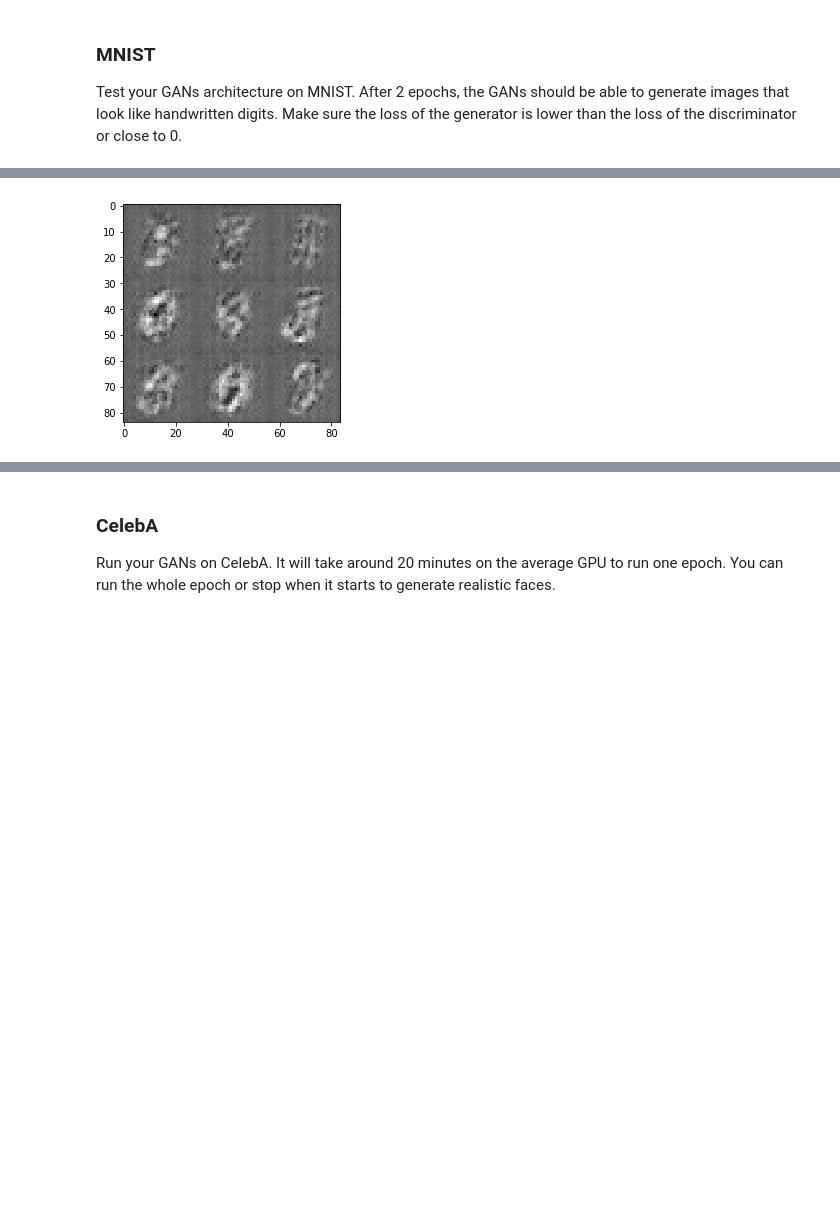
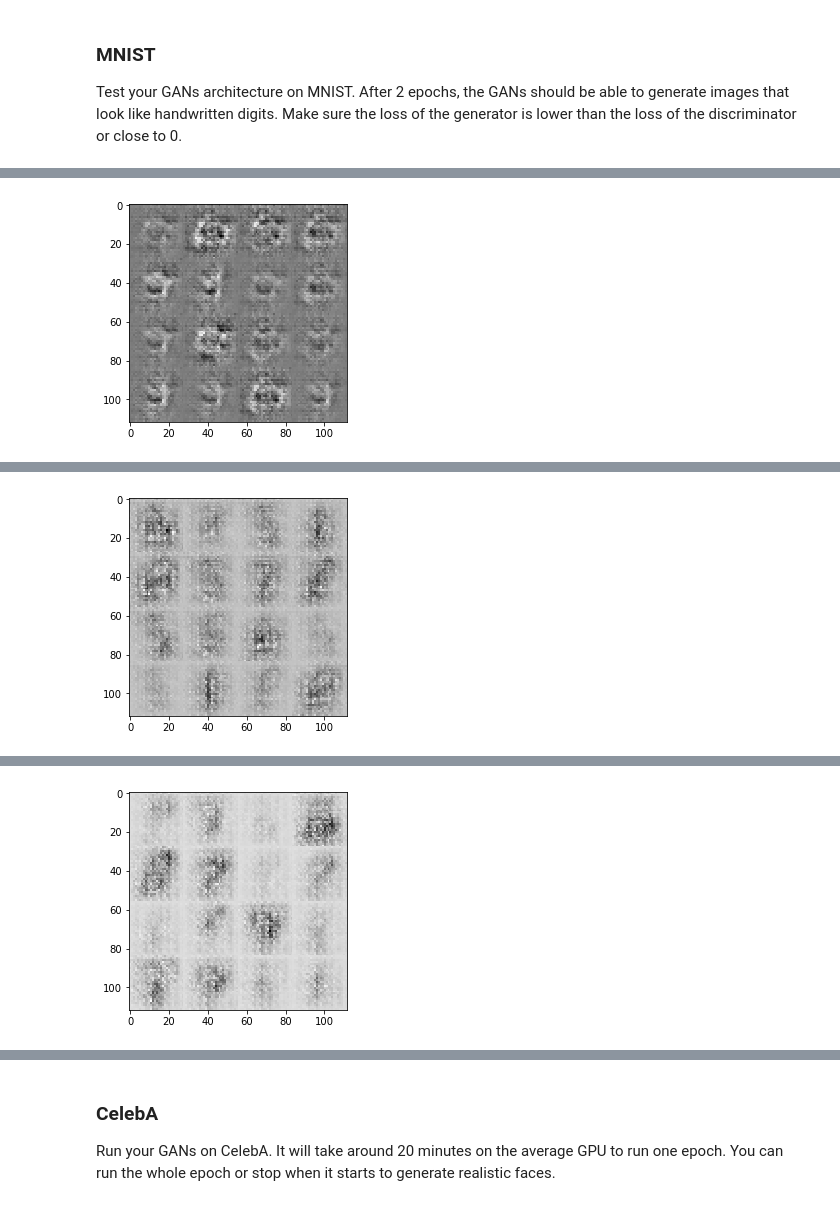
Before and after one commit to minh84/dlf_project, a Jupyter notebook: project05/dlnd_face_generation.ipynb, the cells around one changed output, grey strips where cells are left out. Saved outputs shown, nothing was run; the diff lists cells and outputs as text; code cells hidden in the pictures; blank space fills up the shorter version.

Commit message:
add smoothing

```diff
--- a/project05/dlnd_face_generation.ipynb
+++ b/project05/dlnd_face_generation.ipynb
@@ -148,7 +148,7 @@ def discriminator(images, reuse=False):
     # TODO: Implement Function
 
     # define some models parameter
-    alpha = 0.2
+    alpha = 0.01
     ksize = 5
 
     with tf.variable_scope('discriminator', reuse=reuse):
@@ -164,11 +164,15 @@ def discriminator(images, reuse=False):
         bn2 = tf.layers.batch_normalization(x2, training=True)
         lk_relu2 = tf.maximum(alpha * bn2, bn2) # 7x7x128
 
+        # 3rd layer
+        x3 = tf.layers.conv2d(lk_relu2, 256, ksize, strides=2, padding='valid')
+        bn3 = tf.layers.batch_normalization(x3, training=True)
+        lk_relu3 = tf.maximum(alpha * bn3, bn3) # 2x2x256
 
-        _, W, H, C = lk_relu2.get_shape().as_list()
+        _, W, H, C = lk_relu3.get_shape().as_list()
 
         # hidden linear layer
-        flat = tf.reshape(lk_relu2, [-1, W*H*C])
+        flat = tf.reshape(lk_relu3, [-1, W*H*C])
         logits = tf.layers.dense(flat, 1, activation=None)
         outputs = tf.sigmoid(logits)
 
@@ -238,13 +247,14 @@ def model_loss(input_real, input_z, out_channel_dim):
     :return: A tuple of (discriminator loss, generator loss)
     """
     # TODO: Implement Function
+    smooth = 0.1
     d_model_real, d_logits_real = discriminator(input_real, reuse=False)
 
     g_model = generator(input_z, out_channel_dim, is_train=True)
     d_model_fake, d_logits_fake = discriminator(g_model, reuse=True)
 
     d_loss_real = tf.reduce_mean(tf.nn.sigmoid_cross_entropy_with_logits(logits = d_logits_real,
-                                                                         labels = tf.ones_like(d_model_real)))
+                                                                         labels = tf.ones_like(d_model_real) * (1 - smooth)))
 
     d_loss_fake = tf.reduce_mean(tf.nn.sigmoid_cross_entropy_with_logits(logits = d_logits_fake,
                                                                          labels = tf.zeros_like(d_model_fake)))
@@ -361,8 +371,8 @@ def train(epoch_count, batch_size, z_dim, learning_rate, beta1, get_batches, dat
 
     # counter
     steps = 0
-    print_every = 100
-    n_images = 10
+#     show_every = 200
+    n_images = 16
     with tf.Session() as sess:
         sess.run(tf.global_variables_initializer())
         for epoch_i in range(epoch_count):
@@ -376,30 +386,34 @@ def train(epoch_count, batch_size, z_dim, learning_rate, beta1, get_batches, dat
                 _ = sess.run(d_train_opt, feed_dict={inputs_real : batch_images, inputs_z : batch_z})
                 _ = sess.run(g_train_opt, feed_dict={inputs_z : batch_z})
 
-                if steps % print_every == 0:
-                    train_loss_d = d_loss.eval({inputs_real : batch_images, inputs_z : batch_z})
-                    train_loss_g = g_loss.eval({inputs_z : batch_z})
+            # after each epoch show some images
+            print("Epoch {}/{} at steps {}".format(epoch_i+1, epoch_count, steps))
+            show_generator_output(sess, n_images, inputs_z, out_channel_dim, data_image_mode)
 
-                    print("Epoch {}/{}...".format(epoch_i+1, epoch_count),
-                          "Discriminator Loss: {:.4f}...".format(train_loss_d),
-                          "Generator Loss: {:.4f}".format(train_loss_g))
+            # after each epoch we measure d_loss v.s g_loss
+            train_loss_d = d_loss.eval({inputs_real : batch_images, inputs_z : batch_z})
+            train_loss_g = g_loss.eval({inputs_z : batch_z})
 
-            # after each epoch
-            show_generator_output(sess, n_images, inputs_z, out_channel_dim, data_image_mode)
+            print("Epoch {}/{}...".format(epoch_i+1, epoch_count),
+                  "Discriminator Loss: {:.4f}...".format(train_loss_d),
+                  "Generator Loss: {:.4f}".format(train_loss_g))
+
+            # show image at the last epoch
+            if (epoch_i+1==epoch_count):
+                show_generator_output(sess, n_images, inputs_z, out_channel_dim, data_image_mode)
 # %% [markdown]
 ### MNIST
 Test your GANs architecture on MNIST.  After 2 epochs, the GANs should be able to generate images that look like handwritten digits.  Make sure the loss of the generator is lower than the loss of the discriminator or close to 0.
 # %%
 batch_size = 128
 z_dim = 100
-learning_rate = 0.0002
+learning_rate = 0.0005
 beta1 = 0.5
-
 
 """
 DON'T MODIFY ANYTHING IN THIS CELL THAT IS BELOW THIS LINE
 """
-epochs = 2
+epochs = 100
 
 mnist_dataset = helper.Dataset('mnist', glob(os.path.join(data_dir, 'mnist/*.jpg')))
 with tf.Graph().as_default():
@@ -414 +424 @@ Epoch 2/2... Discriminator Loss: 0.2972... Generator Loss: 2.0315
-[figure, old version]
+[figure, new version]
@@ -418,0 +427 @@ Epoch 2/2... Discriminator Loss: 0.1335... Generator Loss: 2.7404
+[figure, added]
@@ -418,0 +430 @@ Epoch 2/2... Discriminator Loss: 0.1335... Generator Loss: 2.7404
+[figure, added]
```
Also changed, not shown: parts of 2 cells of this notebook.
